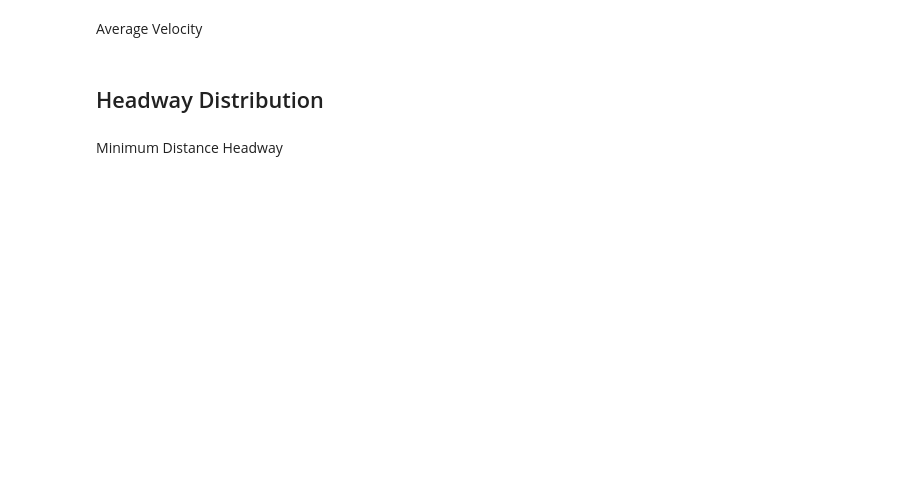
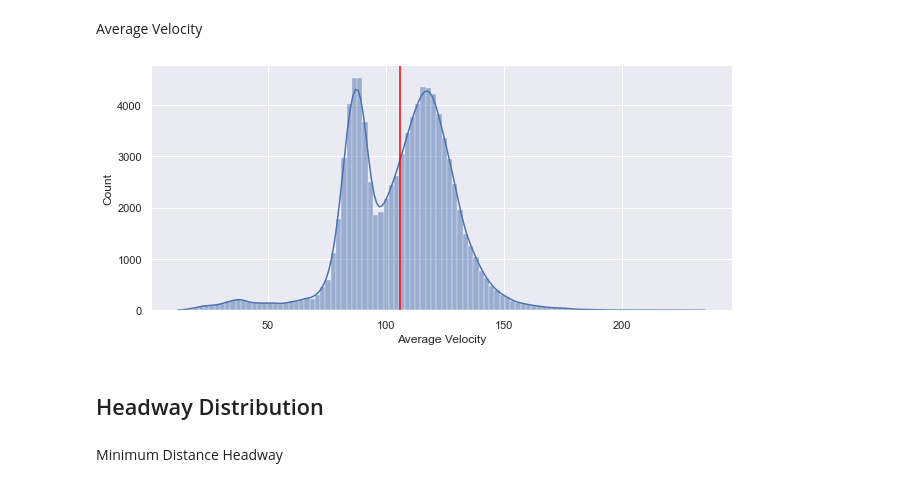
Before and after one commit to adhocmaster/drone-dataset-tools, a Jupyter notebook: src/highD_code/plot.ipynb, the cells around one changed output. Cells and saved outputs as stored; diff of their text form; code cells hidden in the pictures; blank space fills up the shorter version.

```diff
--- a/src/highD_code/plot.ipynb
+++ b/src/highD_code/plot.ipynb
@@ -56,11 +64,13 @@ plotMetricsDF(df, 'maxXVelocity', xlabel='Maximum Velocity', bins=100, kde=True)
 # %% [markdown]
 Average Velocity
 # %%
-df = pd.DataFrame(columns=['meanXVelocity'])
+df = pd.DataFrame()
 for highD in dill_highD_list:
     trackMeta = highD.tracksMeta
     df = df.append(trackMeta[['meanXVelocity']] * 3.60)
 plotMetricsDF(df, 'meanXVelocity', xlabel='Average Velocity', bins=100, kde=True)
+# %% [output]
+[figure, added]
 # %% [markdown]
 ## Headway Distribution
 # %% [markdown]
```
Also changed, not shown: parts of 8 cells of this notebook, 4 other files.
